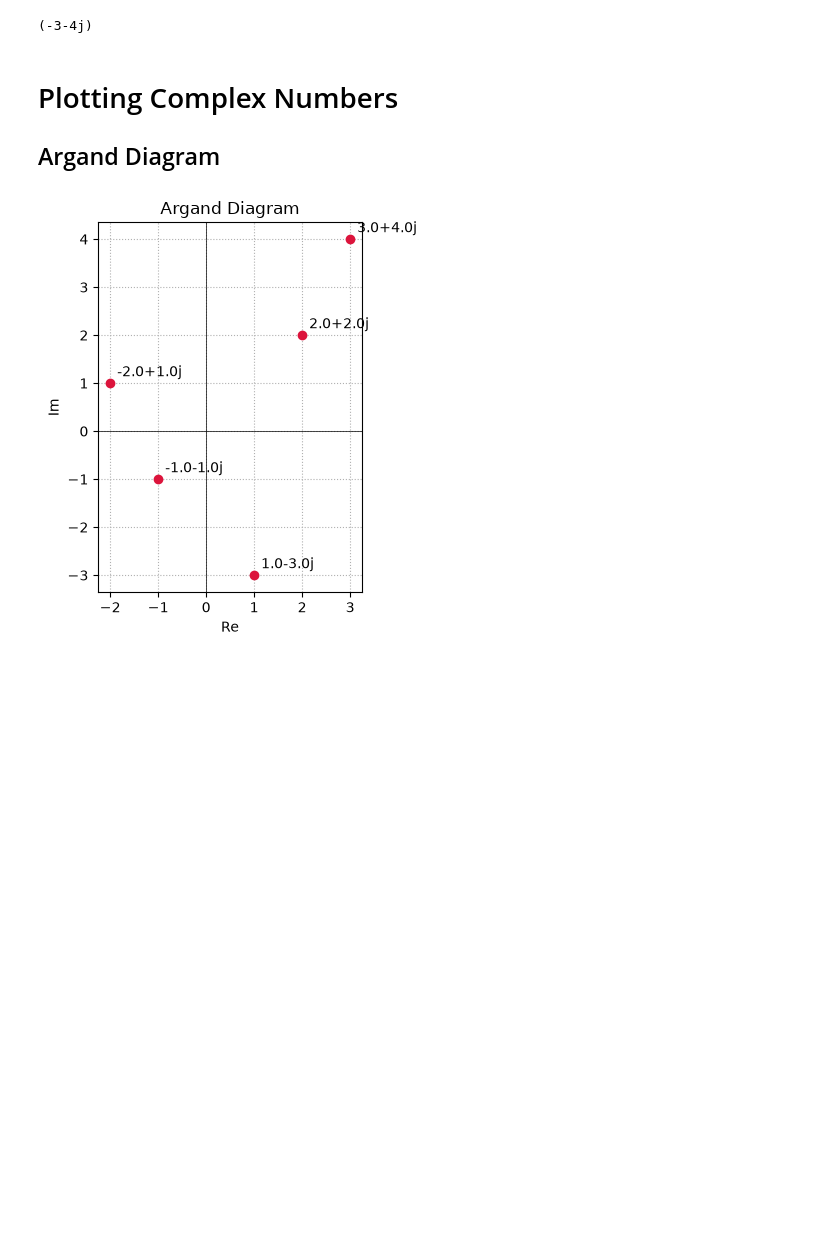
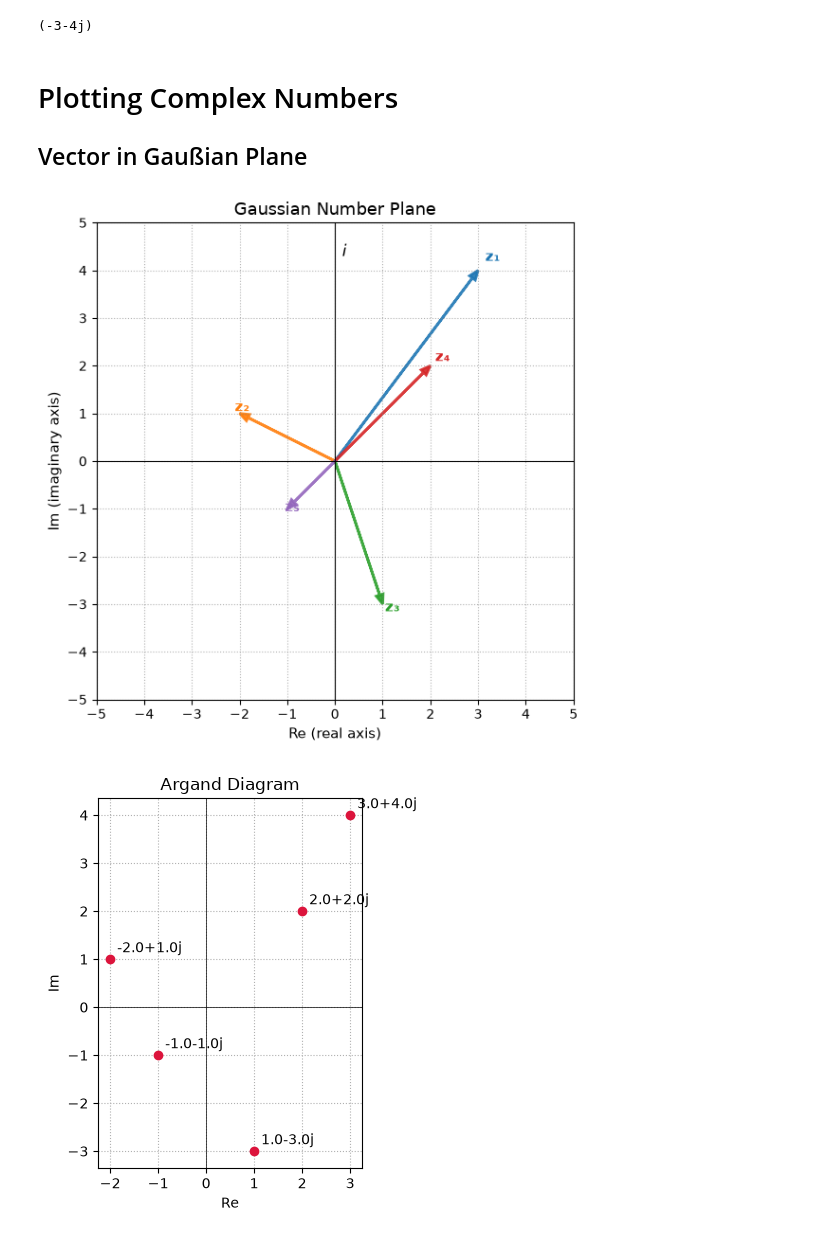
Before and after one commit to vasing/PythonLib, a Jupyter notebook: Calculation/ComplexNumbers.ipynb, the cells around one changed output. Saved outputs shown, nothing was run; the diff lists cells and outputs as text; code cells hidden in the pictures; blank space fills up the shorter version.

Commit message:
Vector in Gaußian Plane

```diff
--- a/Calculation/ComplexNumbers.ipynb
+++ b/Calculation/ComplexNumbers.ipynb
@@ -58,7 +58,57 @@ a ** 2      # (-7+24j)
 (-3-4j)
 # %% [markdown]
 # Plotting Complex Numbers
-## Argand Diagram
+## Vector in Gaußian Plane
+# %%
+import matplotlib.pyplot as plt
+
+def plot_complex_vectors(vectors, labels=None, title="Gaussian Number Plane"):
+    """
+    vectors : list of complex numbers
+    labels  : optional list of strings
+    """
+    fig, ax = plt.subplots(figsize=(6, 6))
+
+    # Axes through origin
+    ax.axhline(0, color='black', lw=0.8)
+    ax.axvline(0, color='black', lw=0.8)
+
+    # Draw each complex number as a vector from origin
+    for i, z in enumerate(vectors):
+        ax.arrow(0, 0, z.real, z.imag,
+                 head_width=0.15, head_length=0.2,
+                 length_includes_head=True,
+                 color=f"C{i}", lw=2, alpha=0.9)
+
+        # Label at the tip
+        text = labels[i] if labels else f"{z:.2f}"
+        ax.text(z.real*1.05, z.imag*1.05, text,
+                color=f"C{i}", fontsize=11, fontweight='bold')
+
+    # Gaussian grid: unit squares
+    ax.set_aspect('equal')
+    ax.grid(True, which='both', ls=':', color='gray', alpha=0.6)
+    ax.set_xticks(range(-5, 6))
+    ax.set_yticks(range(-5, 6))
+
+    # Labels on axes (Re / Im)
+    ax.set_xlabel("Re (real axis)", fontsize=11)
+    ax.set_ylabel("Im (imaginary axis)", fontsize=11)
+    ax.set_title(title, fontsize=13)
+
+    # Put the 'i' label near positive imaginary axis
+    ax.text(0.15, max(v.imag for v in vectors) + 0.3, "i",
+            fontsize=12, fontstyle='italic')
+
+    plt.tight_layout()
+    plt.show()
+
+
+# Example
+zs = [3+4j, -2+1j, 1-3j, 2+2j, -1-1j]
+plot_complex_vectors(zs, labels=["z₁","z₂","z₃","z₄","z₅"])
+# %% [output]
+[figure, added]
 # %%
 import matplotlib.pyplot as plt
 import numpy as np
```
